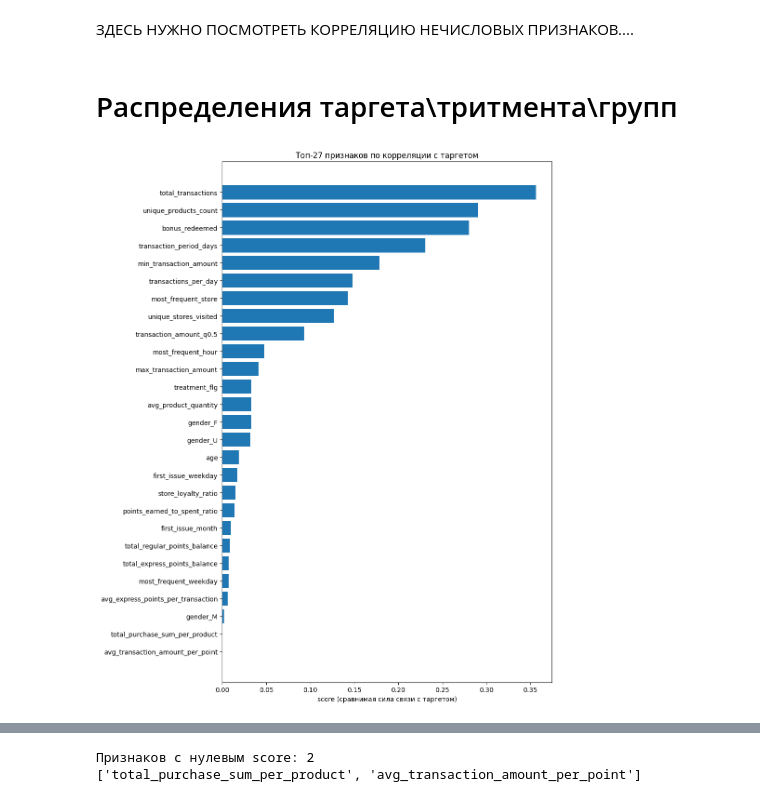
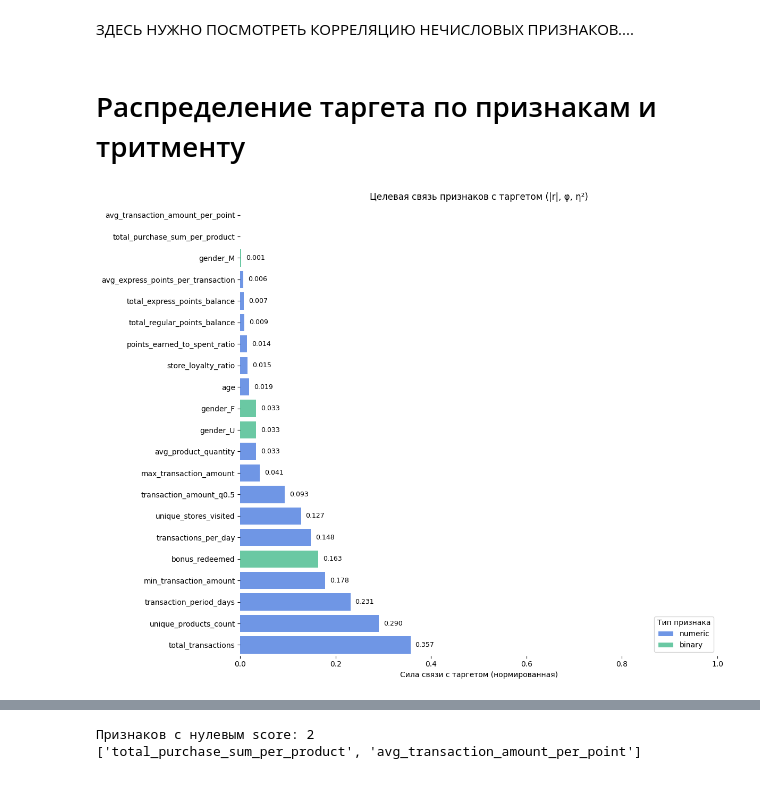
Before and after one commit to VShilovich/uplift-modeling-hse, a Jupyter notebook: EDA/eda.ipynb, the cells around one changed output, grey strips where cells are left out. Drawn from its saved outputs; the diff is of its cells as text; code cells hidden in the pictures.

```diff
--- a/EDA/eda.ipynb
+++ b/EDA/eda.ipynb
@@ -510,3 +537,3 @@ final_df_for_analysis_reducted = final_df_for_analysis_reducted.drop(columns = [
 # %% [markdown]
-# Распределения таргета\тритмента\групп
+# Распределение таргета по признакам и тритменту
 # %%
@@ -610,10 +661,10 @@ class TargetScore:
 # %%
 import warnings
 warnings.filterwarnings('ignore')
-# %%
-mapper = TargetScore(target_col="target", ignore_dates=True)
-summary_target = mapper.summarize(final_df_for_analysis_reducted)
-mapper.plot(summary_target, top_k=30)
-# %% [output]
-[figure, removed]
+# %%
+ts = TargetScore(target_col="target", ignore_dates=True, min_cat_freq=0.005)
+summary = ts.summarize(final_df_for_analysis_reducted.drop(columns=["treatment_flg"], errors="ignore"))
+ts.plot(summary, top_k=30, title="Целевая связь признаков с таргетом (|r|, φ, η²)")
+# %% [output]
+[figure, added]
 # %%
```
Also changed, not shown: parts of 16 cells of this notebook.
